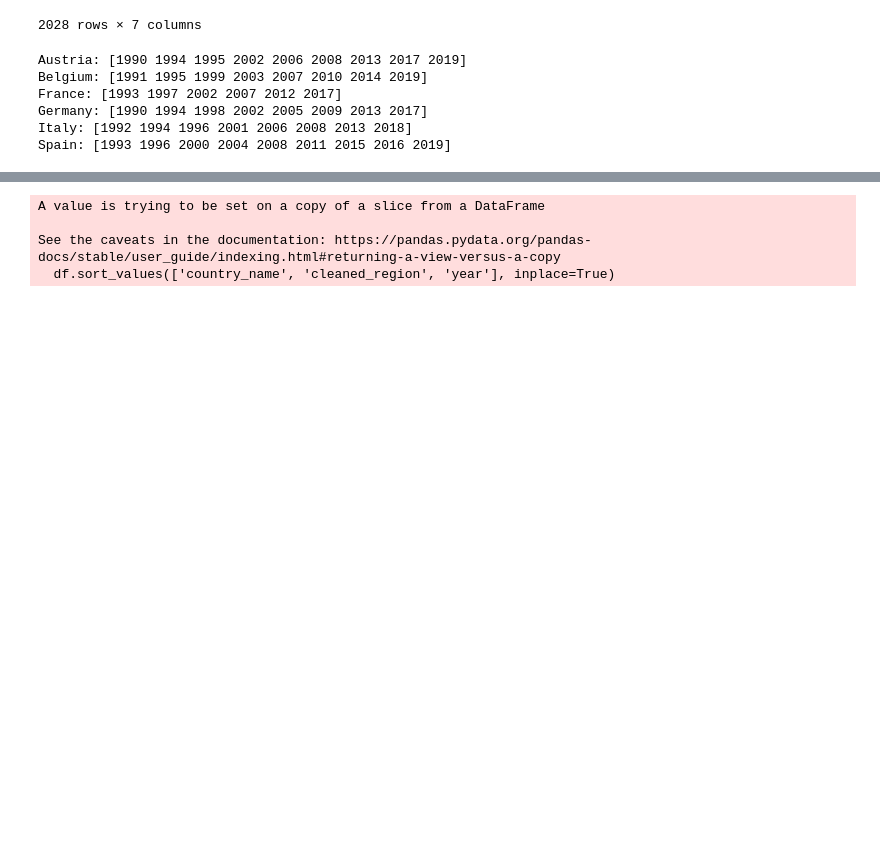
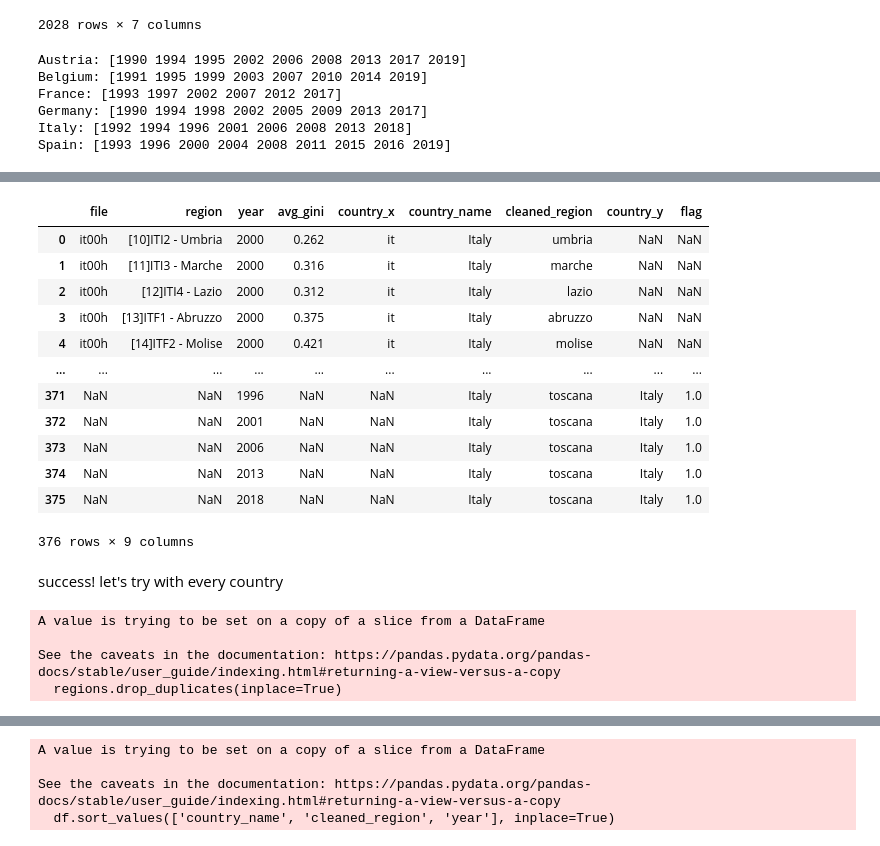
Before and after one commit to SamTGoodson/subnational_inequality, a Jupyter notebook: notebooks/scratch/join_scratch.ipynb, the cells around one changed output, grey strips where cells are left out. Cells and saved outputs as stored; diff of their text form; code cells hidden in the pictures; blank space fills up the shorter version.

```diff
--- a/notebooks/scratch/join_scratch.ipynb
+++ b/notebooks/scratch/join_scratch.ipynb
@@ -258,0 +304,4 @@ election_df['flag'] = 1
+# %%
+italian_regions = inequality_df_italy[['country_name','cleaned_region']]
+# %%
+italian_regions.drop_duplicates(inplace=True)
@@ -258,0 +313,2 @@ election_df['flag'] = 1
+# %%
+italian_join = italian_regions.merge(election_df_italy, left_on=['country_name'], right_on=['country'], how='left')
@@ -258,0 +331,20 @@ election_df['flag'] = 1
+# %%
+italian_inequality_join = inequality_df_italy.merge(italian_join, left_on=['country_name','cleaned_region','year'], right_on=['country_name','cleaned_region','year'], how='outer')
+# %%
+italian_inequality_join
+# %% [output]
+|  | file | region | year | avg_gini | country_x | country_name | cleaned_region | country_y | flag |
+| 0 | it00h | [10]ITI2 - Umbria | 2000 | 0.262 | it | Italy | umbria | NaN | NaN |
+| 1 | it00h | [11]ITI3 - Marche | 2000 | 0.316 | it | Italy | marche | NaN | NaN |
+| 2 | it00h | [12]ITI4 - Lazio | 2000 | 0.312 | it | Italy | lazio | NaN | NaN |
+| 3 | it00h | [13]ITF1 - Abruzzo | 2000 | 0.375 | it | Italy | abruzzo | NaN | NaN |
+| 4 | it00h | [14]ITF2 - Molise | 2000 | 0.421 | it | Italy | molise | NaN | NaN |
+| ... | ... | ... | ... | ... | ... | ... | ... | ... | ... |
+| 371 | NaN | NaN | 1996 | NaN | NaN | Italy | toscana | Italy | 1.0 |
+| 372 | NaN | NaN | 2001 | NaN | NaN | Italy | toscana | Italy | 1.0 |
+| 373 | NaN | NaN | 2006 | NaN | NaN | Italy | toscana | Italy | 1.0 |
+| 374 | NaN | NaN | 2013 | NaN | NaN | Italy | toscana | Italy | 1.0 |
+| 375 | NaN | NaN | 2018 | NaN | NaN | Italy | toscana | Italy | 1.0 |
+376 rows × 9 columns
+# %% [markdown]
+success! let's try with every country
@@ -258,0 +353,7 @@ election_df['flag'] = 1
+# %%
+regions.drop_duplicates(inplace=True)
+# %% [output]
+A value is trying to be set on a copy of a slice from a DataFrame
+
+See the caveats in the documentation: https://pandas.pydata.org/pandas-docs/stable/user_guide/indexing.html#returning-a-view-versus-a-copy
+  regions.drop_duplicates(inplace=True)
```
Also changed, not shown: parts of 68 cells of this notebook, 4 other files.
